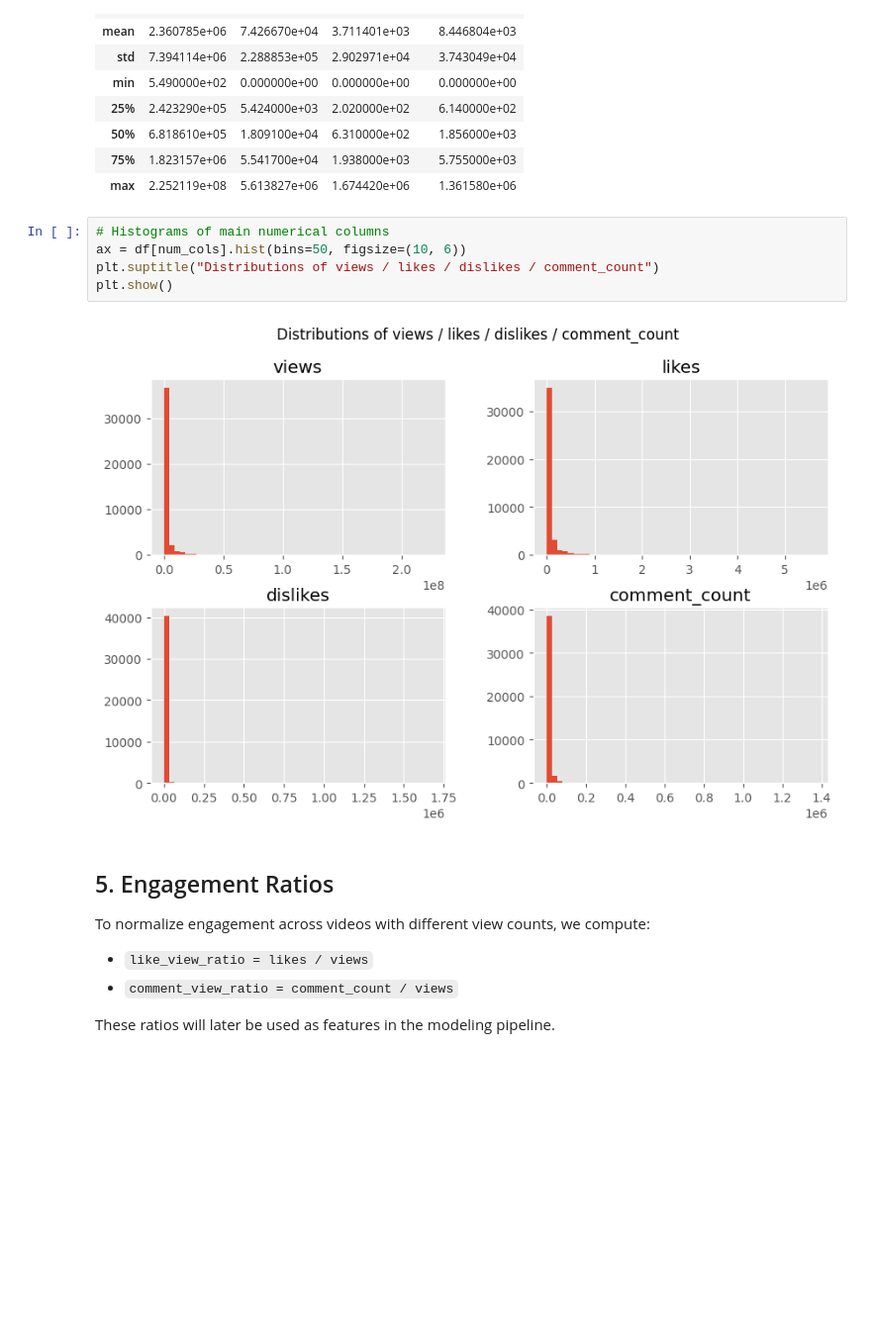
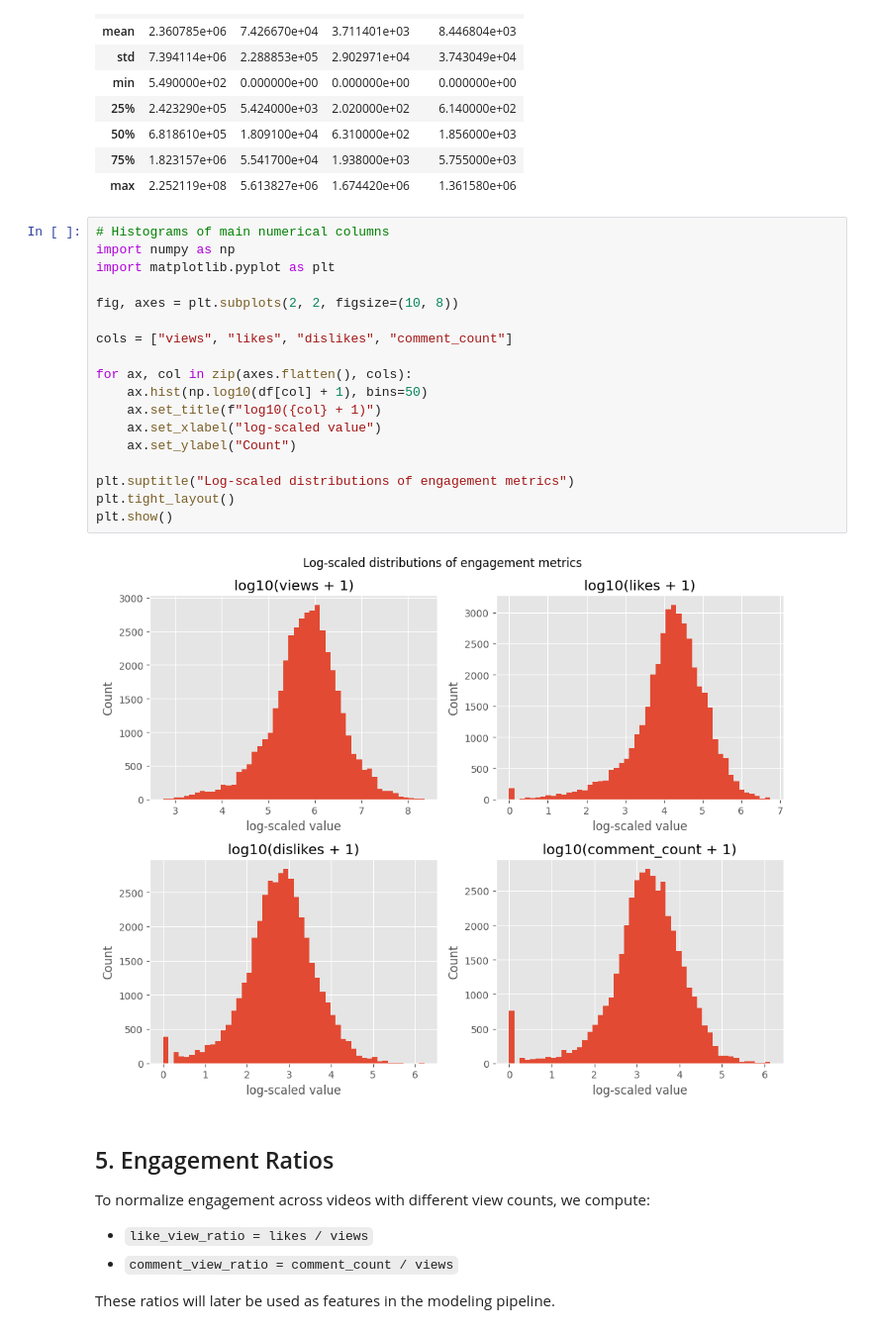
Before and after one commit to kaantanidir/DSA210-Project, a Jupyter notebook: notebooks/01_eda.ipynb, the cells around one changed output. Shown at 99% size. Cells and saved outputs as stored; diff of their text form; blank space fills up the shorter version.

```diff
--- a/notebooks/01_eda.ipynb
+++ b/notebooks/01_eda.ipynb
@@ -119,11 +119,24 @@ df[num_cols].describe()
 | max | 2.252119e+08 | 5.613827e+06 | 1.674420e+06 | 1.361580e+06 |
 # %%
 # Histograms of main numerical columns
-ax = df[num_cols].hist(bins=50, figsize=(10, 6))
-plt.suptitle("Distributions of views / likes / dislikes / comment_count")
+import numpy as np
+import matplotlib.pyplot as plt
+
+fig, axes = plt.subplots(2, 2, figsize=(10, 8))
+
+cols = ["views", "likes", "dislikes", "comment_count"]
+
+for ax, col in zip(axes.flatten(), cols):
+    ax.hist(np.log10(df[col] + 1), bins=50)
+    ax.set_title(f"log10({col} + 1)")
+    ax.set_xlabel("log-scaled value")
+    ax.set_ylabel("Count")
+
+plt.suptitle("Log-scaled distributions of engagement metrics")
+plt.tight_layout()
 plt.show()
 # %% [output]
-[figure, old version]
+[figure, new version]
 # %% [markdown]
 ## 5. Engagement Ratios
 
```
Also changed, not shown: 1 other file.
